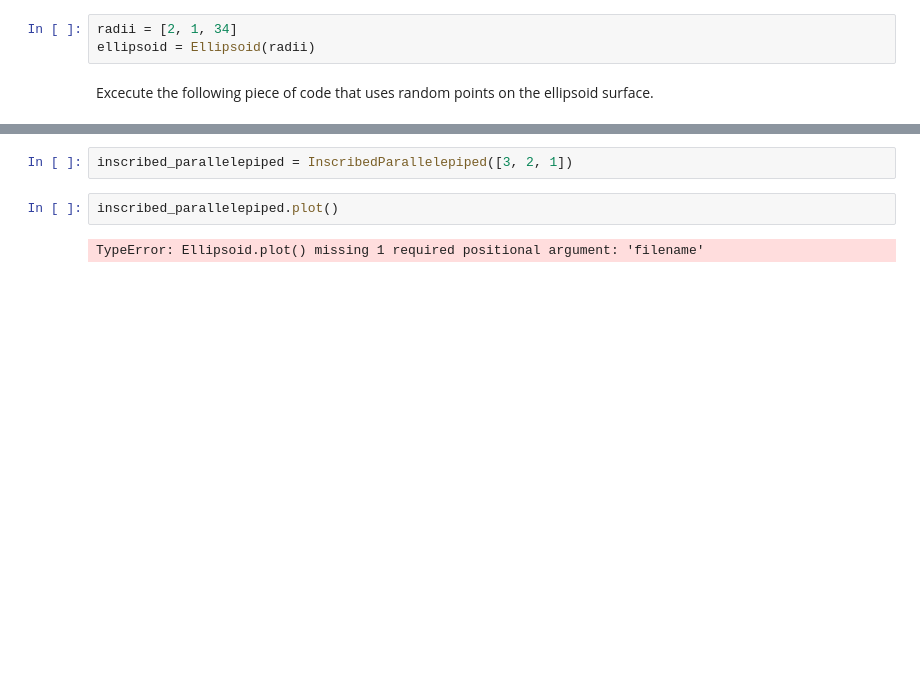
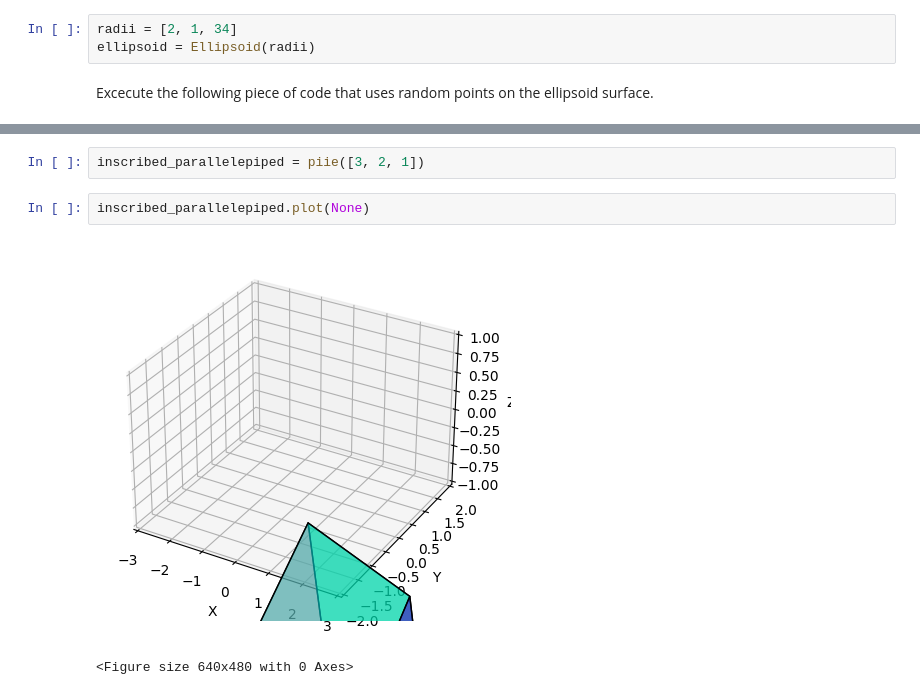
Before and after one commit to tomaszkania/ConvexBodies, a Jupyter notebook: notebooks/maximal_circumference.ipynb, the cells around one changed output, grey strips where cells are left out. Saved outputs shown, nothing was run; the diff lists cells and outputs as text; blank space fills up the shorter version.

```diff
--- a/notebooks/maximal_circumference.ipynb
+++ b/notebooks/maximal_circumference.ipynb
@@ -870,6 +122,7 @@ parallelepiped_circumference(vertices)
 # %%
-inscribed_parallelepiped = InscribedParallelepiped([3, 2, 1])
+inscribed_parallelepiped = piie([3, 2, 1])
 # %%
-inscribed_parallelepiped.plot()
+inscribed_parallelepiped.plot(None)
 # %% [output]
+[figure, added]
-TypeError: Ellipsoid.plot() missing 1 required positional argument: 'filename'
+<Figure size 640x480 with 0 Axes>
```
Also changed, not shown: parts of 19 cells of this notebook, 2 other files.
